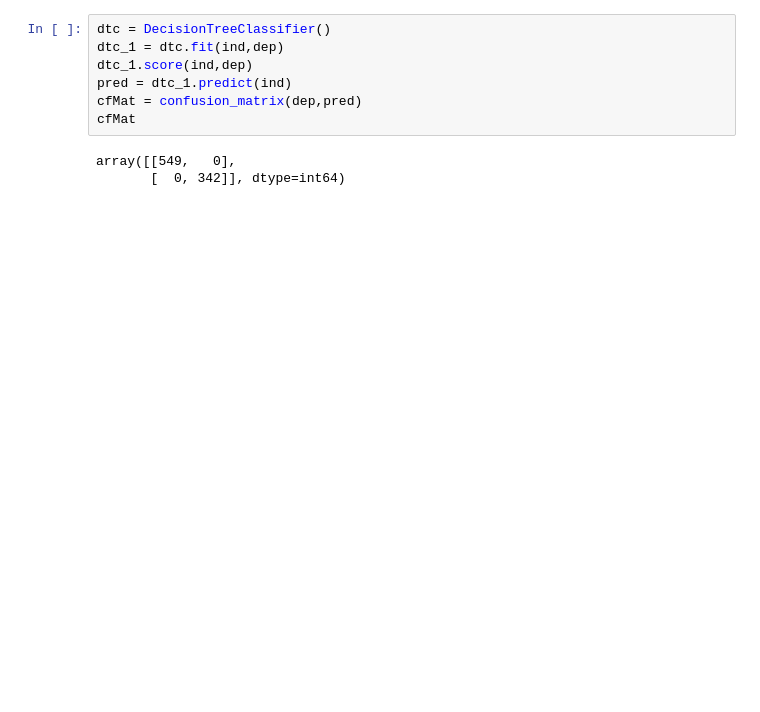
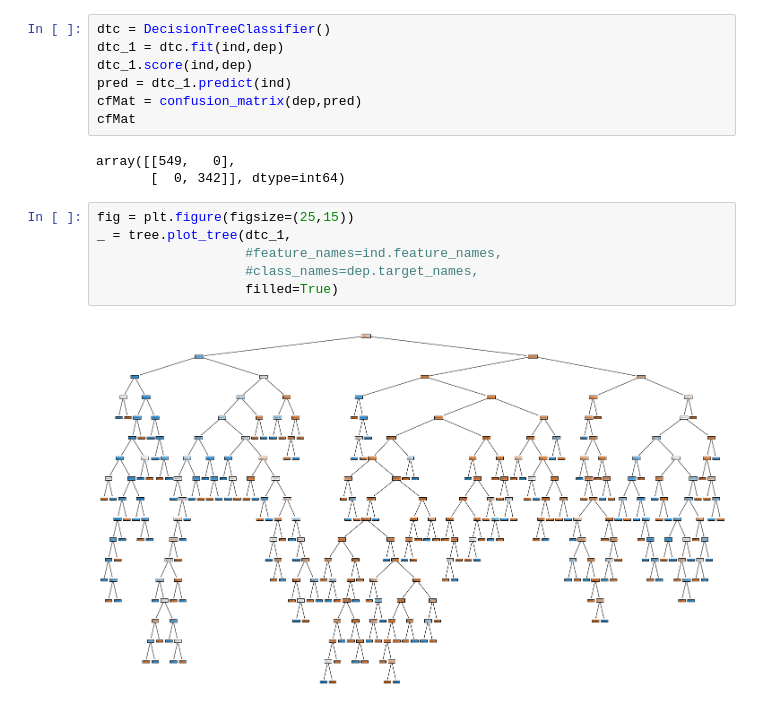
Before and after one commit to DanielCaoSilva/Surviving-The-Titanic, a Jupyter notebook: TitanicClassifier.ipynb, the cells around one changed output. Cells and saved outputs as stored; diff of their text form; blank space fills up the shorter version.

```diff
--- a/TitanicClassifier.ipynb
+++ b/TitanicClassifier.ipynb
@@ -87,3 +73,11 @@ cfMat
 # %% [output]
 array([[549,   0],
        [  0, 342]], dtype=int64)
+# %%
+fig = plt.figure(figsize=(25,15))
+_ = tree.plot_tree(dtc_1,
+                   #feature_names=ind.feature_names,
+                   #class_names=dep.target_names,
+                   filled=True)
+# %% [output]
+[figure, added]
```
Also changed, not shown: parts of 2 cells of this notebook.
